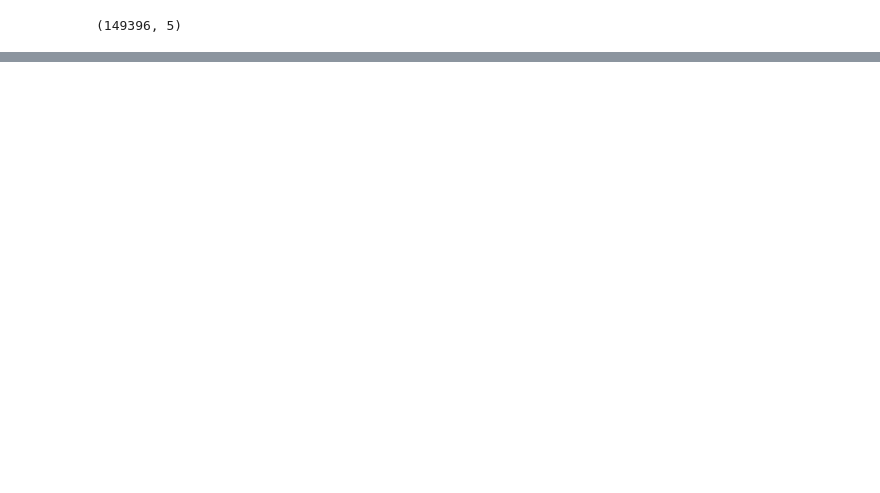
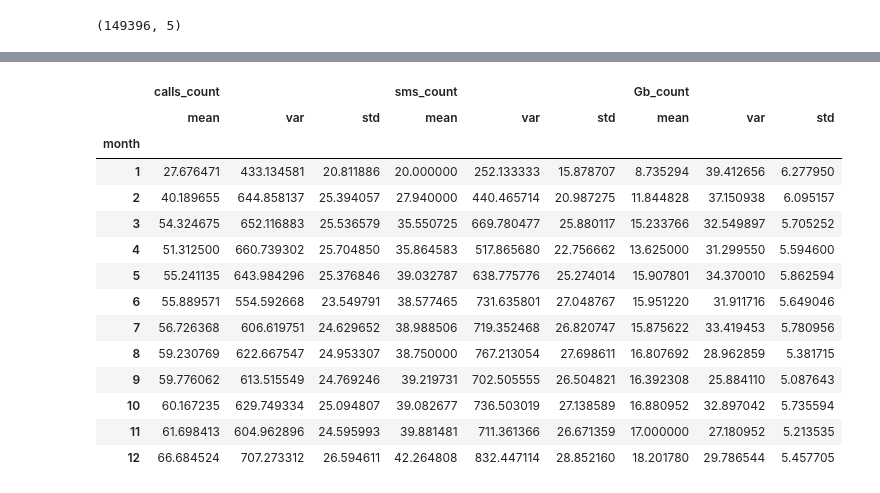
Before and after one commit to mbelveder/praktikum, a Jupyter notebook: 4_megaline/megaline.ipynb, the cells around one changed output, grey strips where cells are left out. Saved outputs shown, nothing was run; the diff lists cells and outputs as text; code cells hidden in the pictures; blank space fills up the shorter version.

Commit message:
Посчитал mean, var, std

```diff
--- a/4_megaline/megaline.ipynb
+++ b/4_megaline/megaline.ipynb
@@ -786,0 +860,14 @@ ultra_tariff_price = 1950
+# %%
+smart_count_list = [smart_calls_stat_df['calls_count'], smart_sms_stat_df['sms_count'], smart_web_stat_df['Gb_count']]
+ultra_count_list = [ultra_calls_stat_df['calls_count'], ultra_sms_stat_df['sms_count'], ultra_web_stat_df['Gb_count']]
+# %%
+def merger(df_list, stat=False, stat_colname='total_overpay'):
+
+    merged_dfs = reduce(lambda  left,right: pd.merge(left, right, left_index=True,
+                                                     right_index=True, how='outer'),
+                                                     df_list)
+
+    if stat:
+        merged_dfs[stat_colname] = merged_dfs.sum(axis=1)
+
+    return merged_dfs
@@ -786,0 +912,7 @@ ultra_tariff_price = 1950
+# %%
+smart_count_dfs_merged = merger(smart_count_list)
+
+smart_count_dfs_merged
+
+# smart_count_list
+# ultra_count_list
@@ -786,0 +934,18 @@ ultra_tariff_price = 1950
+# %%
+smart_count_dfs_merged.groupby(level=1).agg(['mean', 'var', 'std'])
+# %% [output]
+|  | calls_count |  |  | sms_count |  |  | Gb_count |  |  |
+|  | mean | var | std | mean | var | std | mean | var | std |
+| month |  |  |  |  |  |  |  |  |  |
+| 1 | 27.676471 | 433.134581 | 20.811886 | 20.000000 | 252.133333 | 15.878707 | 8.735294 | 39.412656 | 6.277950 |
+| 2 | 40.189655 | 644.858137 | 25.394057 | 27.940000 | 440.465714 | 20.987275 | 11.844828 | 37.150938 | 6.095157 |
+| 3 | 54.324675 | 652.116883 | 25.536579 | 35.550725 | 669.780477 | 25.880117 | 15.233766 | 32.549897 | 5.705252 |
+| 4 | 51.312500 | 660.739302 | 25.704850 | 35.864583 | 517.865680 | 22.756662 | 13.625000 | 31.299550 | 5.594600 |
+| 5 | 55.241135 | 643.984296 | 25.376846 | 39.032787 | 638.775776 | 25.274014 | 15.907801 | 34.370010 | 5.862594 |
+| 6 | 55.889571 | 554.592668 | 23.549791 | 38.577465 | 731.635801 | 27.048767 | 15.951220 | 31.911716 | 5.649046 |
+| 7 | 56.726368 | 606.619751 | 24.629652 | 38.988506 | 719.352468 | 26.820747 | 15.875622 | 33.419453 | 5.780956 |
+| 8 | 59.230769 | 622.667547 | 24.953307 | 38.750000 | 767.213054 | 27.698611 | 16.807692 | 28.962859 | 5.381715 |
+| 9 | 59.776062 | 613.515549 | 24.769246 | 39.219731 | 702.505555 | 26.504821 | 16.392308 | 25.884110 | 5.087643 |
+| 10 | 60.167235 | 629.749334 | 25.094807 | 39.082677 | 736.503019 | 27.138589 | 16.880952 | 32.897042 | 5.735594 |
+| 11 | 61.698413 | 604.962896 | 24.595993 | 39.881481 | 711.361366 | 26.671359 | 17.000000 | 27.180952 | 5.213535 |
+| 12 | 66.684524 | 707.273312 | 26.594611 | 42.264808 | 832.447114 | 28.852160 | 18.201780 | 29.786544 | 5.457705 |
```
Also changed, not shown: parts of 33 cells of this notebook.
